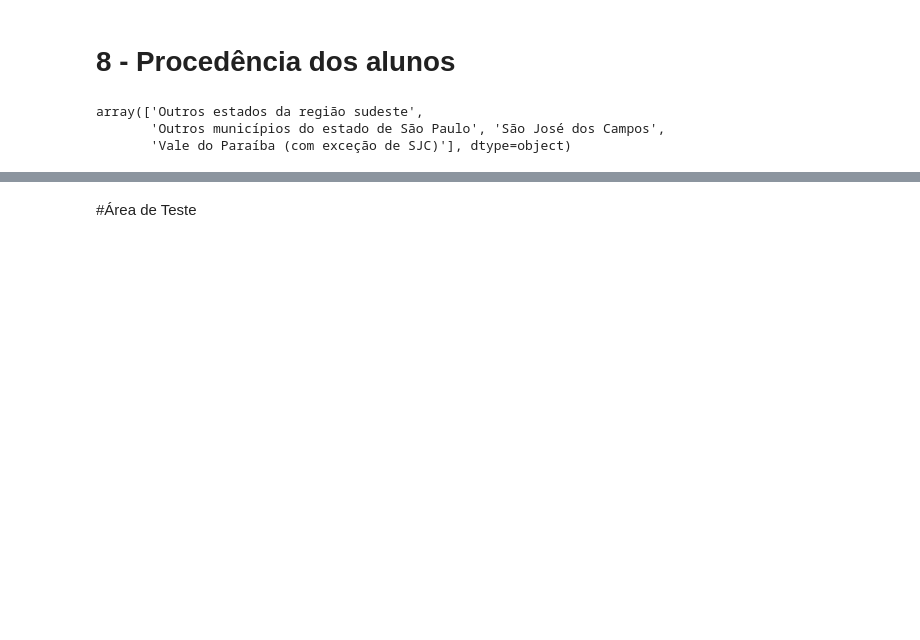
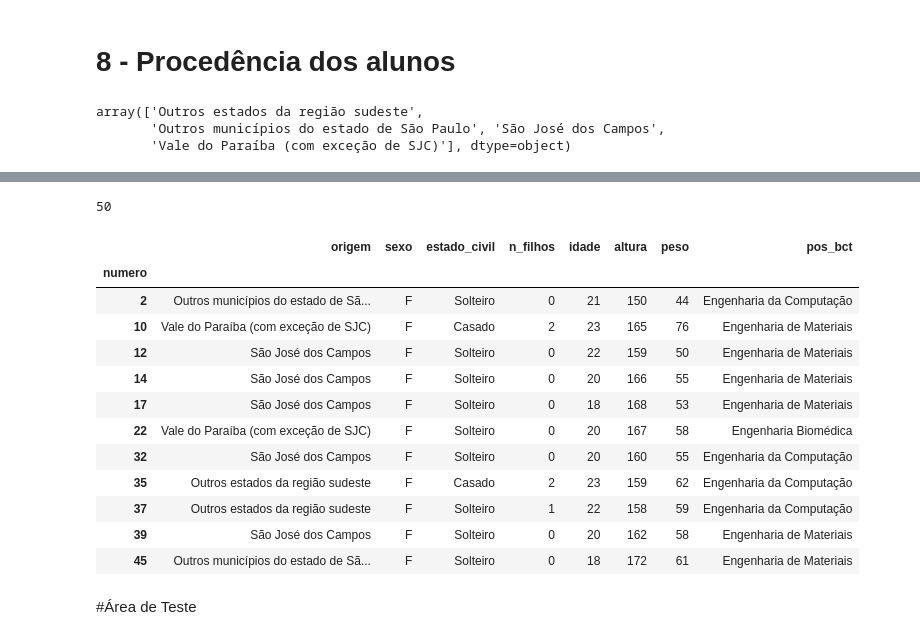
Before and after one commit to JuliaWPereira/Probabilidade_Estatistica, a Jupyter notebook: Prob.ipynb, the cells around one changed output, grey strips where cells are left out. Cells and saved outputs as stored; diff of their text form; code cells hidden in the pictures; blank space fills up the shorter version.

Commit message:
Resolvi o problema da query para o caso de sexo x curso

```diff
--- a/Prob.ipynb
+++ b/Prob.ipynb
@@ -194,3 +212,24 @@ plt.show()
+# %%
+len(df_alunos["sexo"] == "F")
+# %% [output]
+50
+# %%
+query = (df_alunos["sexo"]=="F") & ((df_alunos["pos_bct"] == "Engenharia da Computação") | (df_alunos["pos_bct"] == "Engenharia de Materiais") | (df_alunos["pos_bct"] == "Engenharia Biomédica"))
+df_alunos[query]
+# %% [output]
+|  | origem | sexo | estado_civil | n_filhos | idade | altura | peso | pos_bct |
+| numero |  |  |  |  |  |  |  |  |
+| 2 | Outros municípios do estado de Sã... | F | Solteiro | 0 | 21 | 150 | 44 | Engenharia da Computação |
+| 10 | Vale do Paraíba (com exceção de SJC) | F | Casado | 2 | 23 | 165 | 76 | Engenharia de Materiais |
+| 12 | São José dos Campos | F | Solteiro | 0 | 22 | 159 | 50 | Engenharia de Materiais |
+| 14 | São José dos Campos | F | Solteiro | 0 | 20 | 166 | 55 | Engenharia de Materiais |
+| 17 | São José dos Campos | F | Solteiro | 0 | 18 | 168 | 53 | Engenharia de Materiais |
+| 22 | Vale do Paraíba (com exceção de SJC) | F | Solteiro | 0 | 20 | 167 | 58 | Engenharia Biomédica |
+| 32 | São José dos Campos | F | Solteiro | 0 | 20 | 160 | 55 | Engenharia da Computação |
+| 35 | Outros estados da região sudeste | F | Casado | 2 | 23 | 159 | 62 | Engenharia da Computação |
+| 37 | Outros estados da região sudeste | F | Solteiro | 1 | 22 | 158 | 59 | Engenharia da Computação |
+| 39 | São José dos Campos | F | Solteiro | 0 | 20 | 162 | 58 | Engenharia de Materiais |
+| 45 | Outros municípios do estado de Sã... | F | Solteiro | 0 | 18 | 172 | 61 | Engenharia de Materiais |
 # %% [markdown]
 #Área de Teste
 # %%
```
Also changed, not shown: parts of 9 cells of this notebook, 1 other file.
